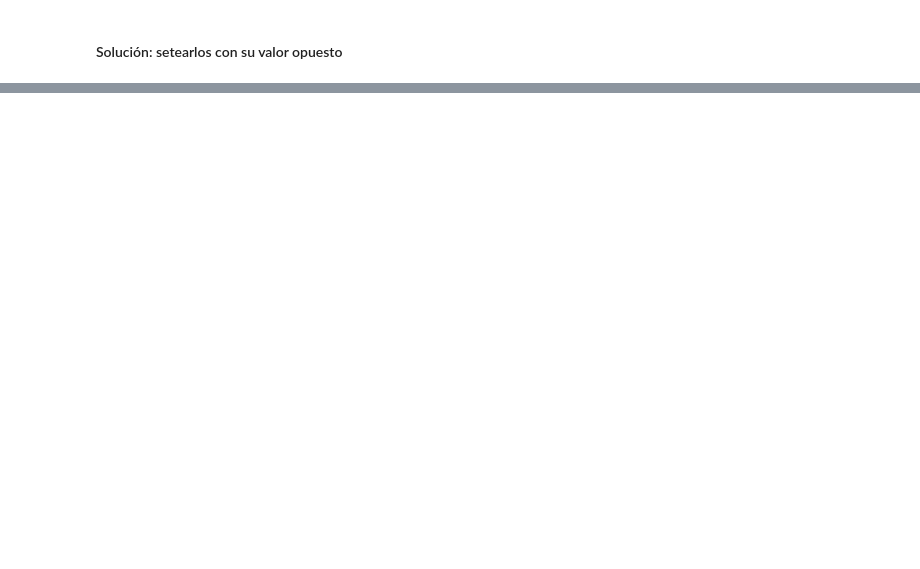
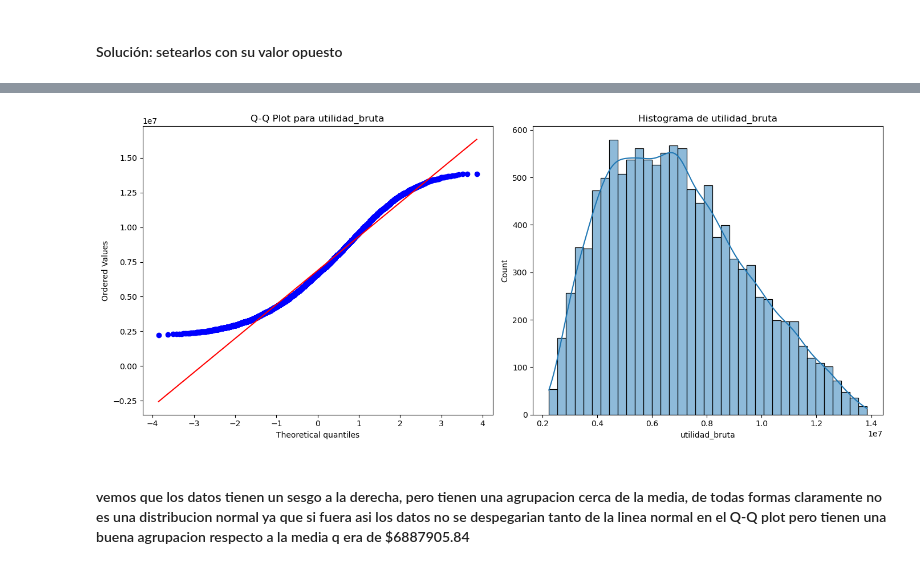
Before and after one commit to valebendezu/ispc-analista-datos, a Jupyter notebook: Proyecto Integrador - Analista de Datos - ISPC.ipynb, the cells around one changed output, grey strips where cells are left out. Drawn from its saved outputs; the diff is of its cells as text; code cells hidden in the pictures; blank space fills up the shorter version.

```diff
--- a/Proyecto Integrador - Analista de Datos - ISPC.ipynb
+++ b/Proyecto Integrador - Analista de Datos - ISPC.ipynb
@@ -329,0 +599,2 @@ ddf[ddf["cantidad"] <= 0] = -ddf
+# %%
+df2 = df1.iloc[:,[8,9,10,11,12]] # subset de variables numericas
@@ -329,0 +617,11 @@ ddf[ddf["cantidad"] <= 0] = -ddf
+# %%
+df2['utilidad_bruta'] = df2['utilidad_bruta'].str.replace('$', '')
+
+df2['utilidad_bruta'] = df2['utilidad_bruta'].str.replace('.', '')
+
+df2['utilidad_bruta'] = df2['utilidad_bruta'].str.replace(',', '.')
+
+df2['utilidad_bruta_p'] = df2['utilidad_bruta_p'].str.replace('%','')
+df2['utilidad_bruta_p'] = df2['utilidad_bruta_p'].str.replace(',','.')
+
+df2['utilidad_bruta'] = df2['utilidad_bruta'].astype(float)
@@ -329,0 +646,22 @@ ddf[ddf["cantidad"] <= 0] = -ddf
+# %%
+datos = df2['utilidad_bruta']
+
+# creamos un Q-Q plot
+plt.figure(figsize=(14,6))
+
+plt.subplot(1,2,1)
+probplot(datos, dist ="norm", plot=plt)
+plt.title("Q-Q Plot para utilidad_bruta")
+
+#creamos un histograma
+
+plt.subplot(1,2,2)
+sns.histplot(datos, kde = True)
+plt.title("Histograma de utilidad_bruta")
+
+plt.tight_layout()
+plt.show()
+# %% [output]
+[figure, added]
+# %% [markdown]
+#### vemos que los  datos tienen un sesgo a la derecha, pero tienen una agrupacion cerca de la media, de todas formas claramente no es una distribucion normal ya que si fuera asi los datos no se despegarian tanto de la linea normal en el Q-Q plot pero tienen una buena agrupacion respecto a la media q era de $6887905.84
```
Also changed, not shown: parts of 47 cells of this notebook.
